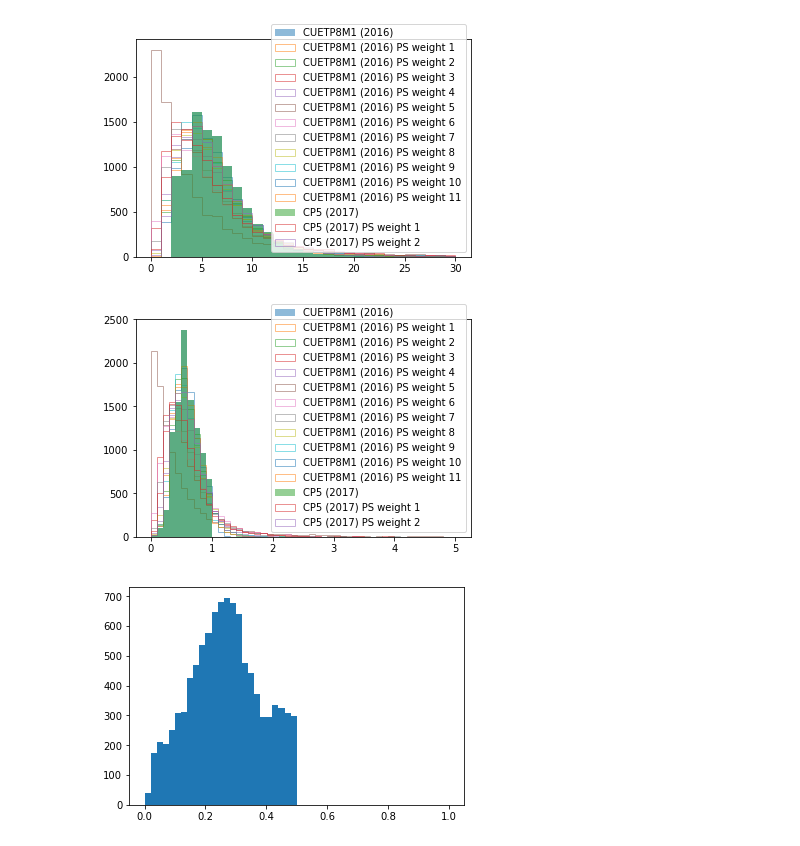
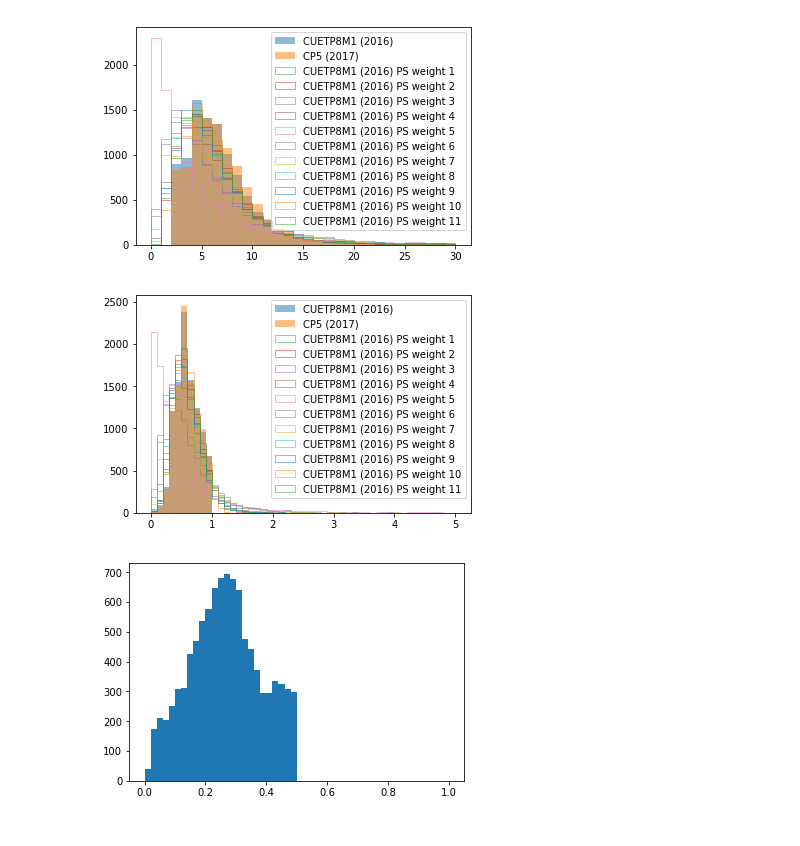
Before and after one commit to kdlong/MonoZprimeHadronizationStudy, a Jupyter notebook: MonoZprimeHadronizationStudy.ipynb, the cells around one changed output. Drawn from its saved outputs; the diff is of its cells as text; code cells hidden in the pictures.

```diff
--- a/MonoZprimeHadronizationStudy.ipynb
+++ b/MonoZprimeHadronizationStudy.ipynb
@@ -52,32 +54,31 @@ def processEvents(events):
 weights_cp5, num_constituents_cp5, leading_pdgids_cp5, pt1_frac_cp5, pt2_frac_cp5, pt3_frac_cp5, pt123_frac_cp5 = processEvents(pythiaCP5_events)
 weights, num_constituents, leading_pdgids, pt1_frac, pt2_frac, pt3_frac, pt123_frac = processEvents(pythiaCUETP8M1_events)
 # %%
-def makeVariationsPlot(var, weights, cp5_var, cp5_weights, bins, range):
-    plt.hist(var, bins, range=range, alpha=0.5, label='CUETP8M1 (2016)');
-    plt.hist([entry[0][0]*entry[1] for entry in zip(weights, var)], bins, range=range, histtype='step', alpha=0.5, label='CUETP8M1 (2016) PS weight 1');
-    plt.hist([entry[0][1]*entry[1] for entry in zip(weights, var)], bins, range=range, histtype='step', alpha=0.5, label='CUETP8M1 (2016) PS weight 2');
-    plt.hist([entry[0][2]*entry[1] for entry in zip(weights, var)], bins, range=range, histtype='step', alpha=0.5, label='CUETP8M1 (2016) PS weight 3');
-    plt.hist([entry[0][3]*entry[1] for entry in zip(weights, var)], bins, range=range, histtype='step', alpha=0.5, label='CUETP8M1 (2016) PS weight 4');
-    plt.hist([entry[0][4]*entry[1] for entry in zip(weights, var)], bins, range=range, histtype='step', alpha=0.5, label='CUETP8M1 (2016) PS weight 5');
-    plt.hist([entry[0][5]*entry[1] for entry in zip(weights, var)], bins, range=range, histtype='step', alpha=0.5, label='CUETP8M1 (2016) PS weight 6');
-    plt.hist([entry[0][6]*entry[1] for entry in zip(weights, var)], bins, range=range, histtype='step', alpha=0.5, label='CUETP8M1 (2016) PS weight 7');
-    plt.hist([entry[0][7]*entry[1] for entry in zip(weights, var)], bins, range=range, histtype='step', alpha=0.5, label='CUETP8M1 (2016) PS weight 8');
-    plt.hist([entry[0][8]*entry[1] for entry in zip(weights, var)], bins, range=range, histtype='step', alpha=0.5, label='CUETP8M1 (2016) PS weight 9');
-    plt.hist([entry[0][9]*entry[1] for entry in zip(weights, var)], bins, range=range, histtype='step', alpha=0.5, label='CUETP8M1 (2016) PS weight 10');
-    plt.hist([entry[0][10]*entry[1] for entry in zip(weights, var)], bins, range=range, histtype='step', alpha=0.5, label='CUETP8M1 (2016) PS weight 11');
-    #plt.hist([entry[0][11]*entry[1] for entry in zip(weights, var)], bins, range=range, histtype='step', alpha=0.5, label='CUETP8M1 (2016) PS weight 12');
-    plt.hist(var, bins, range=range, alpha=0.5, label='CP5 (2017)');
-    plt.hist([entry[0][2]*entry[1] for entry in zip(cp5_weights, cp5_var)], bins, range=range, histtype='step', alpha=0.5, label='CP5 (2017) PS weight 1');
-    plt.hist([entry[0][3]*entry[1] for entry in zip(cp5_weights, cp5_var)], bins, range=range, histtype='step', alpha=0.5, label='CP5 (2017) PS weight 2');
+def makeVariationsPlot(var, weights, cp5_var, cp5_weights, bins, range, noPSweights=False):
+    plt.hist(var, bins, range=range, histtype=('step' if noPSweights else 'bar'), alpha=0.5, label='CUETP8M1 (2016)');
+    plt.hist(cp5_var, bins, range=range, histtype=('step' if noPSweights else 'bar'), alpha=0.5, label='CP5 (2017)');
+    if not noPSweights:
+        plt.hist([entry[0][0]*entry[1] for entry in zip(weights, var)], bins, range=range, histtype='step', alpha=0.5, label='CUETP8M1 (2016) PS weight 1');
+        plt.hist([entry[0][1]*entry[1] for entry in zip(weights, var)], bins, range=range, histtype='step', alpha=0.5, label='CUETP8M1 (2016) PS weight 2');
+        plt.hist([entry[0][2]*entry[1] for entry in zip(weights, var)], bins, range=range, histtype='step', alpha=0.5, label='CUETP8M1 (2016) PS weight 3');
+        plt.hist([entry[0][3]*entry[1] for entry in zip(weights, var)], bins, range=range, histtype='step', alpha=0.5, label='CUETP8M1 (2016) PS weight 4');
+        plt.hist([entry[0][4]*entry[1] for entry in zip(weights, var)], bins, range=range, histtype='step', alpha=0.5, label='CUETP8M1 (2016) PS weight 5');
+        plt.hist([entry[0][5]*entry[1] for entry in zip(weights, var)], bins, range=range, histtype='step', alpha=0.5, label='CUETP8M1 (2016) PS weight 6');
+        plt.hist([entry[0][6]*entry[1] for entry in zip(weights, var)], bins, range=range, histtype='step', alpha=0.5, label='CUETP8M1 (2016) PS weight 7');
+        plt.hist([entry[0][7]*entry[1] for entry in zip(weights, var)], bins, range=range, histtype='step', alpha=0.5, label='CUETP8M1 (2016) PS weight 8');
+        plt.hist([entry[0][8]*entry[1] for entry in zip(weights, var)], bins, range=range, histtype='step', alpha=0.5, label='CUETP8M1 (2016) PS weight 9');
+        plt.hist([entry[0][9]*entry[1] for entry in zip(weights, var)], bins, range=range, histtype='step', alpha=0.5, label='CUETP8M1 (2016) PS weight 10');
+        plt.hist([entry[0][10]*entry[1] for entry in zip(weights, var)], bins, range=range, histtype='step', alpha=0.5, label='CUETP8M1 (2016) PS weight 11');
+        #plt.hist([entry[0][11]*entry[1] for entry in zip(weights, var)], bins, range=range, histtype='step', alpha=0.5, label='CUETP8M1 (2016) PS weight 12');
     plt.legend()
     plt.show()
 makeVariationsPlot(num_constituents, weights, num_constituents_cp5, weights_cp5, 30, (0,30))
 # %% [output]
-[figure, old version]
+[figure, new version]
 # %%
 makeVariationsPlot(pt1_frac, weights, pt1_frac_cp5, weights_cp5, 50, (0,5))
 # %% [output]
-[figure, old version]
+[figure, new version]
 # %%
 plt.hist(pt2_frac, bins=50, range=(0,1));
 # %% [output]
```
Also changed, not shown: parts of 7 cells of this notebook.
